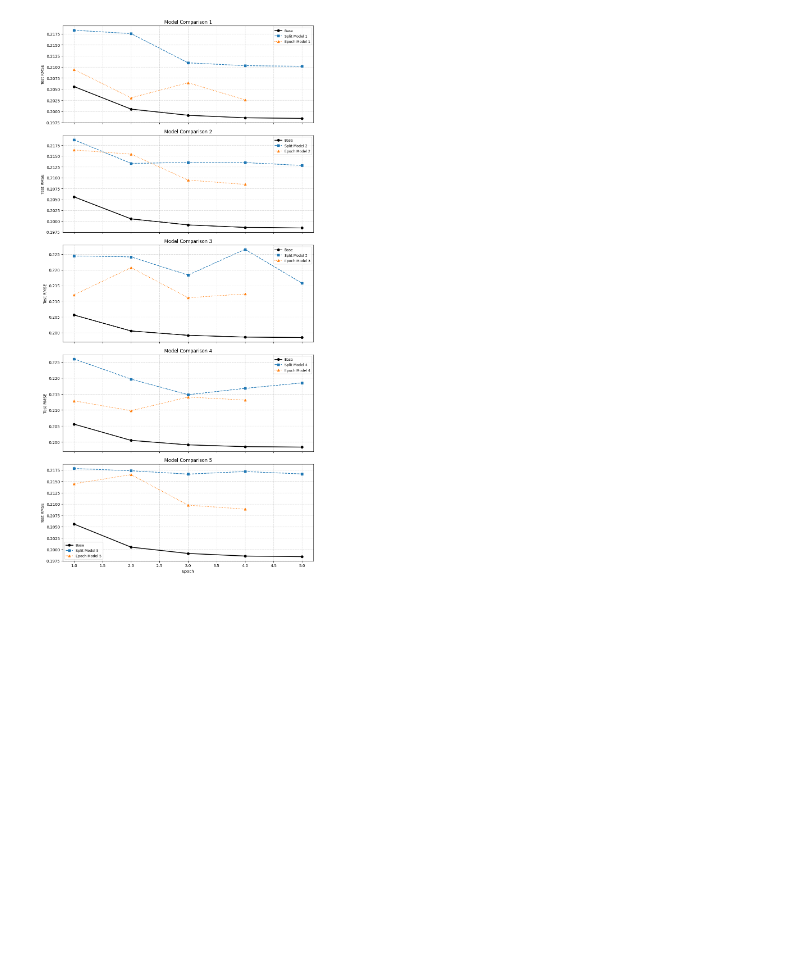
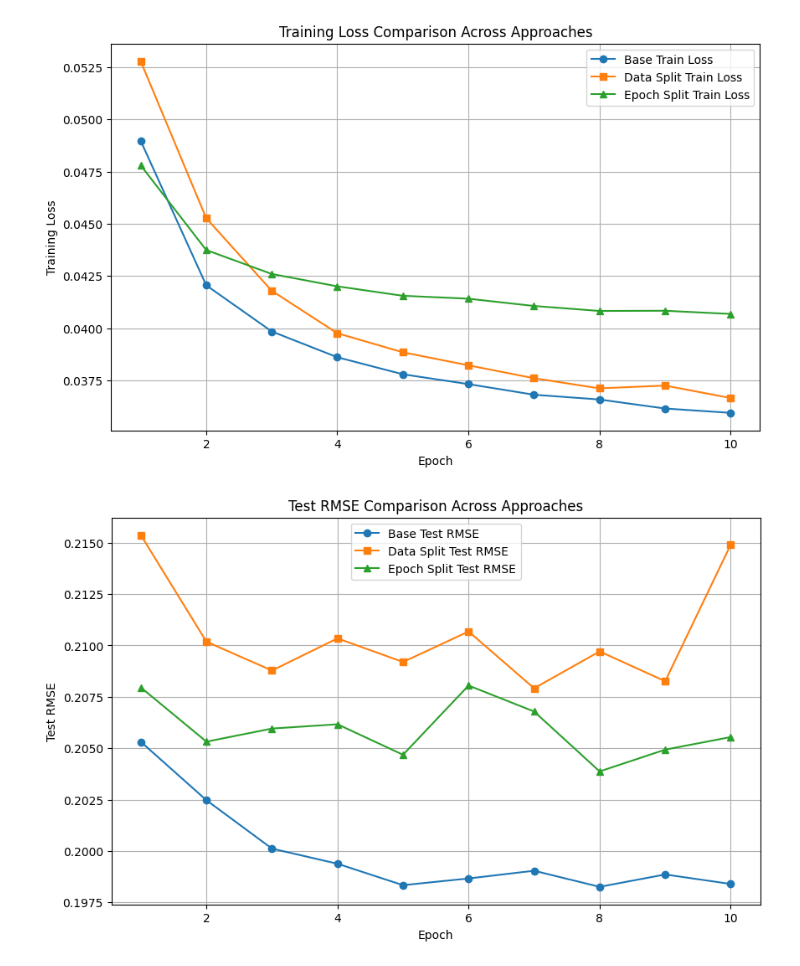
Before and after one commit to Gouthamx/Distributed_Gradient_Descent_for_Sparse_Data, a Jupyter notebook: Comparison.ipynb, the cells around one changed output. Cells and saved outputs as stored; diff of their text form; code cells hidden in the pictures; blank space fills up the shorter version.

Commit message:
Comparsion of train and test RMSE

```diff
--- a/Comparison.ipynb
+++ b/Comparison.ipynb
@@ -1,43 +1,50 @@
 # %%
 import utils
 
-base = utils.load_results("results/base_results.pkl")
-split = utils.load_results("results/app1_results.pkl")
-epoch = utils.load_results("results/app2_results.pkl")
+base = utils.load_results("results/Base_approach.pkl")
+split = utils.load_results("results/data_split.pkl")
+epoch = utils.load_results("results/epoch_split.pkl")
 # %%
 import matplotlib.pyplot as plt
 
-# Base approach
-base_test_rmse = base[0]["test_rmses"]
-base_epochs = list(range(1, len(base_test_rmse) + 1))
+# Extract curves
+# Base
+base_train = base["train_losses"]
+base_test = base["test_rmses"]
 
-# Number of models (assume both Split and Epoch approaches have same number of models)
-n_models = len(split)
+# Data split
+split_train = split["min_train_curve"]
+split_test = split["min_test_rmse_curve"]
 
-# Create subplots
-fig, axes = plt.subplots(n_models, 1, figsize=(10, 4*n_models), sharex=True)
+# Epoch split
+epoch_train = epoch["min_train_curve"]
+epoch_test = epoch["min_test_rmse_curve"]
 
-for i in range(n_models):
-    ax = axes[i]
+n_epochs = len(base_train)  # assuming all have same length
 
-    # Base curve (common for all)
-    ax.plot(base_epochs, base_test_rmse, label="Base", color='black', linewidth=2, marker='o')
+# ---------- Plot Train Loss ----------
+plt.figure(figsize=(10,6))
+plt.plot(range(1, n_epochs+1), base_train, marker='o', label="Base Train Loss")
+plt.plot(range(1, n_epochs+1), split_train, marker='s', label="Data Split Train Loss")
+plt.plot(range(1, n_epochs+1), epoch_train, marker='^', label="Epoch Split Train Loss")
+plt.xlabel("Epoch")
+plt.ylabel("Training Loss")
+plt.title("Training Loss Comparison Across Approaches")
+plt.legend()
+plt.grid(True)
+plt.show()
 
-    # Split approach model i
-    split_model_rmse = split[i]["test_rmses"]
-    ax.plot(range(1, len(split_model_rmse)+1), split_model_rmse, label=f"Split Model {i+1}", linestyle='--', marker='s')
-
-    # Epoch approach model i
-    epoch_model_rmse = epoch[i]["test_rmses"]
-    ax.plot(range(1, len(epoch_model_rmse)+1), epoch_model_rmse, label=f"Epoch Model {i+1}", linestyle=':', marker='^')
-
-    ax.set_ylabel("Test RMSE")
-    ax.set_title(f"Model Comparison {i+1}")
-    ax.grid(True, linestyle='--', alpha=0.5)
-    ax.legend(fontsize=9)
-
-axes[-1].set_xlabel("Epoch")
-plt.tight_layout()
+# ---------- Plot Test RMSE ----------
+plt.figure(figsize=(10,6))
+plt.plot(range(1, n_epochs+1), base_test, marker='o', label="Base Test RMSE")
+plt.plot(range(1, n_epochs+1), split_test, marker='s', label="Data Split Test RMSE")
+plt.plot(range(1, n_epochs+1), epoch_test, marker='^', label="Epoch Split Test RMSE")
+plt.xlabel("Epoch")
+plt.ylabel("Test RMSE")
+plt.title("Test RMSE Comparison Across Approaches")
+plt.legend()
+plt.grid(True)
 plt.show()
 # %% [output]
-[figure, old version]
+[figure, new version]
+[figure, added]
```
Also changed, not shown: 4 other files.
